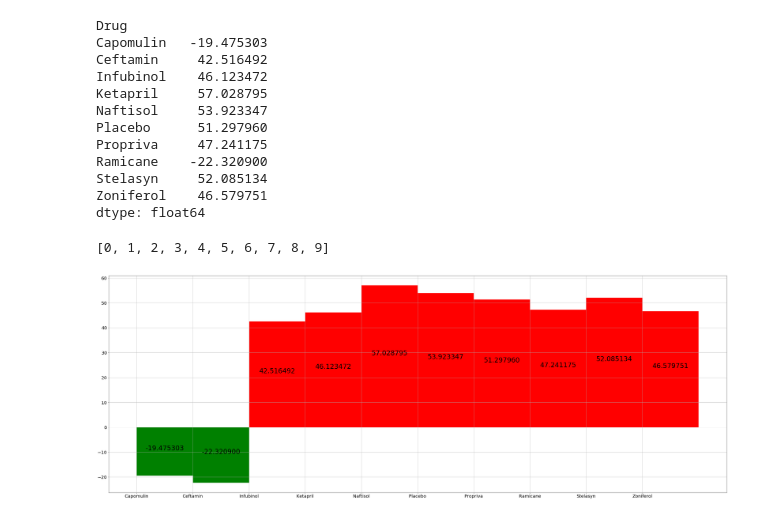
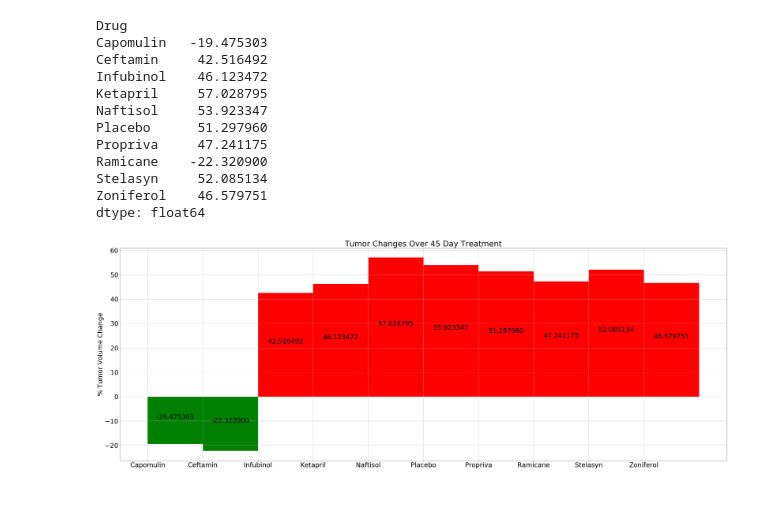
Before and after one commit to maheshdivan/matplotlib-challenge, a Jupyter notebook: Pymaceuticals/pymaceuticals_starter.ipynb, the cells around one changed output. Saved outputs shown, nothing was run; the diff lists cells and outputs as text; code cells hidden in the pictures.

```diff
--- a/Pymaceuticals/pymaceuticals_starter.ipynb
+++ b/Pymaceuticals/pymaceuticals_starter.ipynb
@@ -473,37 +483,38 @@ rect2=ax.bar(percentage.index[mask2],percentage.values[mask2],color='r',alpha=1,
 # Use functions to label the percentages of changes
 
 def autolabel(rects):
     """
     Attach a text label above each bar displaying its height
     """
     for rect in rects:
         height = rect.get_height()
         ax.text(rect.get_x() + rect.get_width()/2., 0.5*height,
                 '%f' % float(height),
         ha='center', va='bottom')
 
 # Call functions to implement the function calls
 autolabel(rect1)
 autolabel(rect2)
 
 # Save the Figure
 
 x_pos = [i for i, _ in enumerate(percentage.index)]
 
-print(x_pos)
-plt.rcParams.update({'font.size': 30})
-
 
 plt.xticks(tick_locations, percentage.index)
 plt.grid()
+
+plt.title("Tumor Changes Over 45 Day Treatment")
+plt.ylabel("% Tumor Volume Change")
+
+plt.rcParams.update({'font.size': 30})
 
 plt.subplots_adjust(bottom=0.2)
 fig.savefig('test4png.png', dpi=100)
 
 # Show the Figure
 fig.show()
 # %% [output]
-[0, 1, 2, 3, 4, 5, 6, 7, 8, 9]
-[figure, old version]
+[figure, new version]
 # %% [markdown]
 ![Metastatic Spread During Treatment](../Images/change.png)
```
Also changed, not shown: parts of 3 cells of this notebook, 4 other files.
